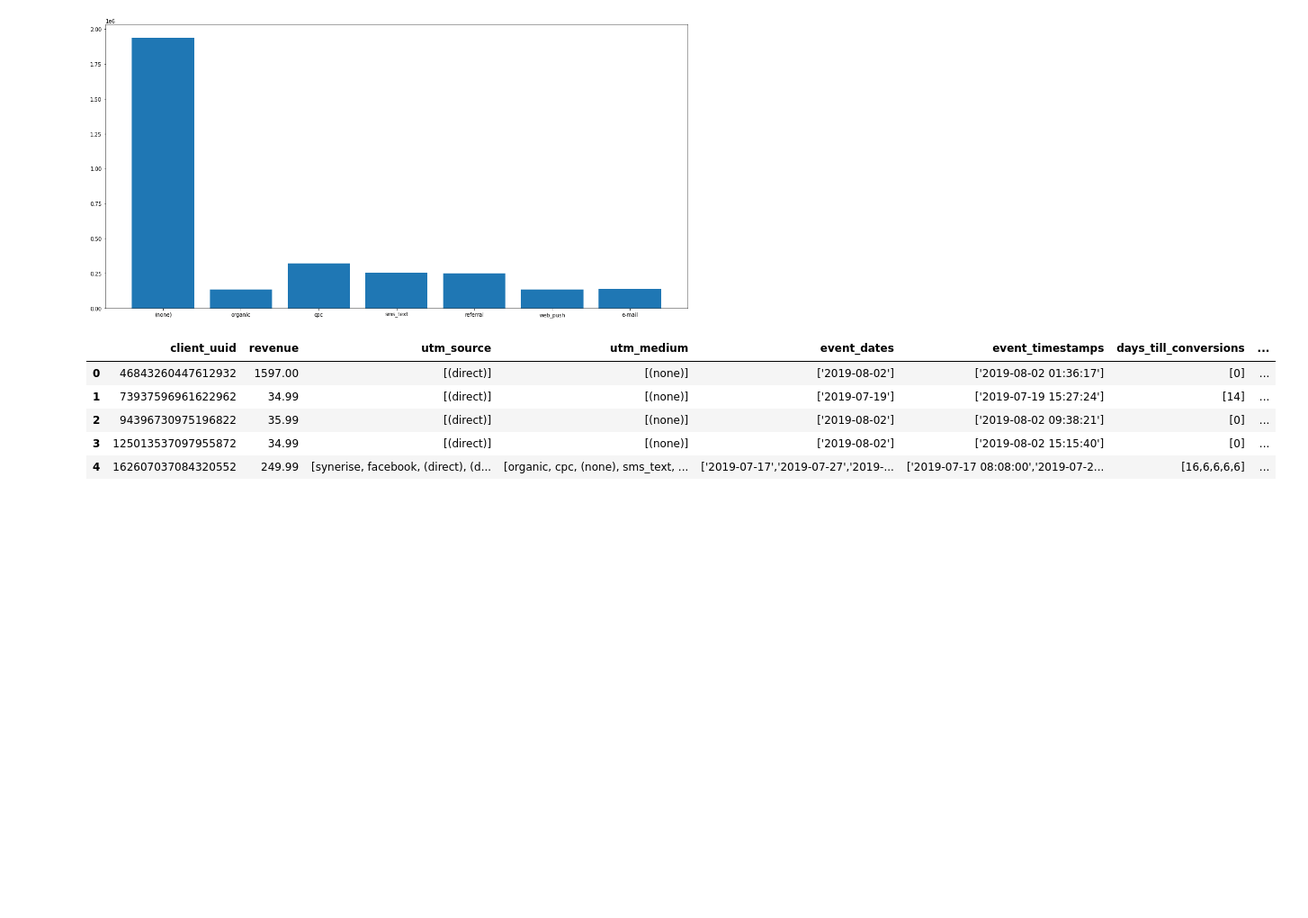
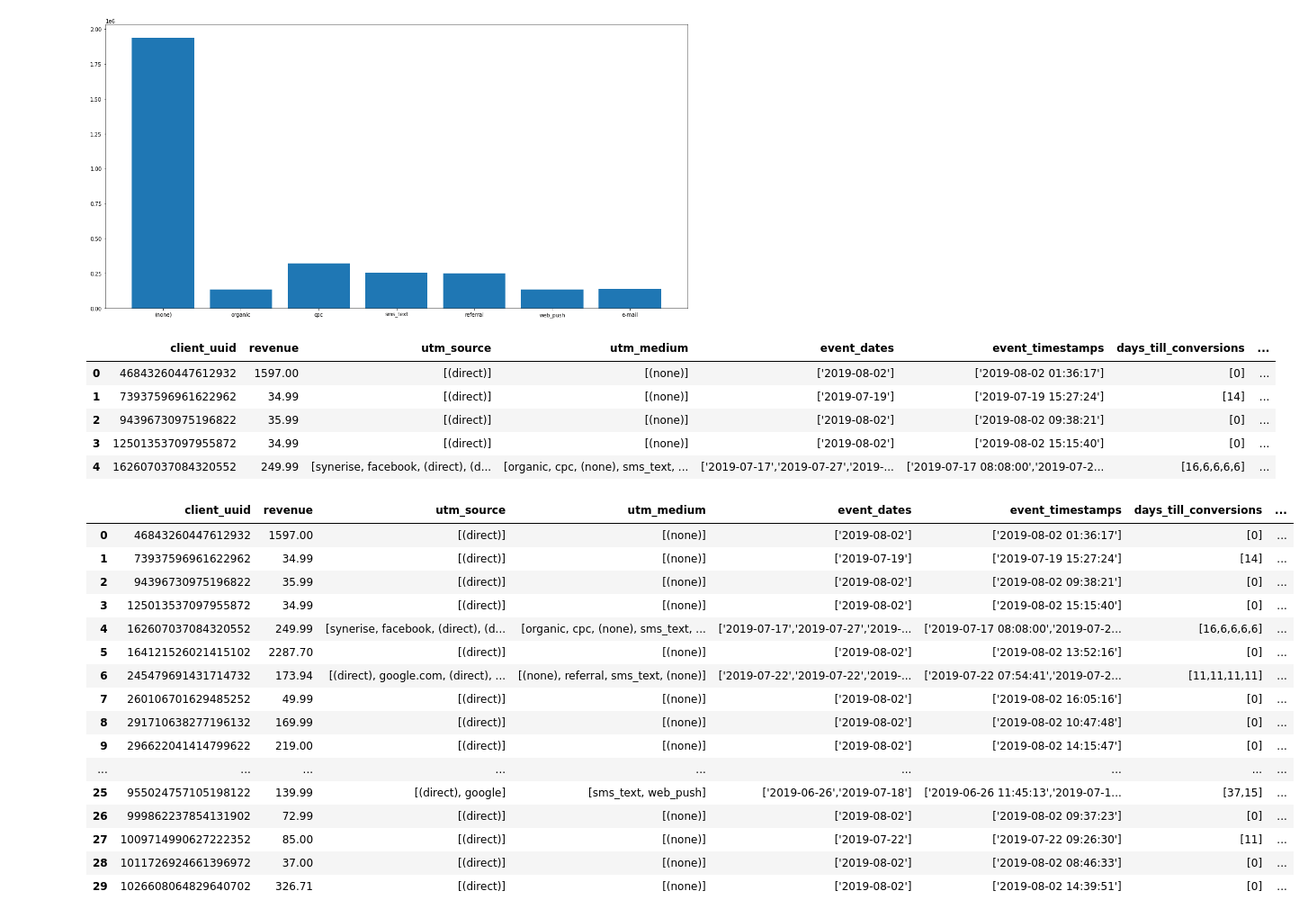
Before and after one commit to wiktor779/Attributions, a Jupyter notebook: notebooks/20200718wiktor779_first_look_into_data.ipynb, the cells around one changed output. Shown: that part at 90% size. Drawn from its saved outputs; the diff is of its cells as text; code cells hidden in the pictures; blank space fills up the shorter version.

```diff
--- a/notebooks/20200718wiktor779_first_look_into_data.ipynb
+++ b/notebooks/20200718wiktor779_first_look_into_data.ipynb
@@ -26,3 +26,23 @@ Number_of_occurences utm_medium:  {'(none)': 1936219, 'organic': 133364, 'cpc':
 | 2 | 94396730975196822 | 35.99 | [(direct)] | [(none)] | ['2019-08-02'] | ['2019-08-02 09:38:21'] | [0] | ... |
 | 3 | 125013537097955872 | 34.99 | [(direct)] | [(none)] | ['2019-08-02'] | ['2019-08-02 15:15:40'] | [0] | ... |
 | 4 | 162607037084320552 | 249.99 | [synerise, facebook, (direct), (d... | [organic, cpc, (none), sms_text, ... | ['2019-07-17','2019-07-27','2019-... | ['2019-07-17 08:08:00','2019-07-2... | [16,6,6,6,6] | ... |
+# %%
+df.head(30)
+# %% [output]
+|  | client_uuid | revenue | utm_source | utm_medium | event_dates | event_timestamps | days_till_conversions | ... |
+| 0 | 46843260447612932 | 1597.00 | [(direct)] | [(none)] | ['2019-08-02'] | ['2019-08-02 01:36:17'] | [0] | ... |
+| 1 | 73937596961622962 | 34.99 | [(direct)] | [(none)] | ['2019-07-19'] | ['2019-07-19 15:27:24'] | [14] | ... |
+| 2 | 94396730975196822 | 35.99 | [(direct)] | [(none)] | ['2019-08-02'] | ['2019-08-02 09:38:21'] | [0] | ... |
+| 3 | 125013537097955872 | 34.99 | [(direct)] | [(none)] | ['2019-08-02'] | ['2019-08-02 15:15:40'] | [0] | ... |
+| 4 | 162607037084320552 | 249.99 | [synerise, facebook, (direct), (d... | [organic, cpc, (none), sms_text, ... | ['2019-07-17','2019-07-27','2019-... | ['2019-07-17 08:08:00','2019-07-2... | [16,6,6,6,6] | ... |
+| 5 | 164121526021415102 | 2287.70 | [(direct)] | [(none)] | ['2019-08-02'] | ['2019-08-02 13:52:16'] | [0] | ... |
+| 6 | 245479691431714732 | 173.94 | [(direct), google.com, (direct), ... | [(none), referral, sms_text, (none)] | ['2019-07-22','2019-07-22','2019-... | ['2019-07-22 07:54:41','2019-07-2... | [11,11,11,11] | ... |
+| 7 | 260106701629485252 | 49.99 | [(direct)] | [(none)] | ['2019-08-02'] | ['2019-08-02 16:05:16'] | [0] | ... |
+| 8 | 291710638277196132 | 169.99 | [(direct)] | [(none)] | ['2019-08-02'] | ['2019-08-02 10:47:48'] | [0] | ... |
+| 9 | 296622041414799622 | 219.00 | [(direct)] | [(none)] | ['2019-08-02'] | ['2019-08-02 14:15:47'] | [0] | ... |
+| ... | ... | ... | ... | ... | ... | ... | ... | ... |
+| 25 | 955024757105198122 | 139.99 | [(direct), google] | [sms_text, web_push] | ['2019-06-26','2019-07-18'] | ['2019-06-26 11:45:13','2019-07-1... | [37,15] | ... |
+| 26 | 999862237854131902 | 72.99 | [(direct)] | [(none)] | ['2019-08-02'] | ['2019-08-02 09:37:23'] | [0] | ... |
+| 27 | 1009714990627222352 | 85.00 | [(direct)] | [(none)] | ['2019-07-22'] | ['2019-07-22 09:26:30'] | [11] | ... |
+| 28 | 1011726924661396972 | 37.00 | [(direct)] | [(none)] | ['2019-08-02'] | ['2019-08-02 08:46:33'] | [0] | ... |
+| 29 | 1026608064829640702 | 326.71 | [(direct)] | [(none)] | ['2019-08-02'] | ['2019-08-02 14:39:51'] | [0] | ... |
```
